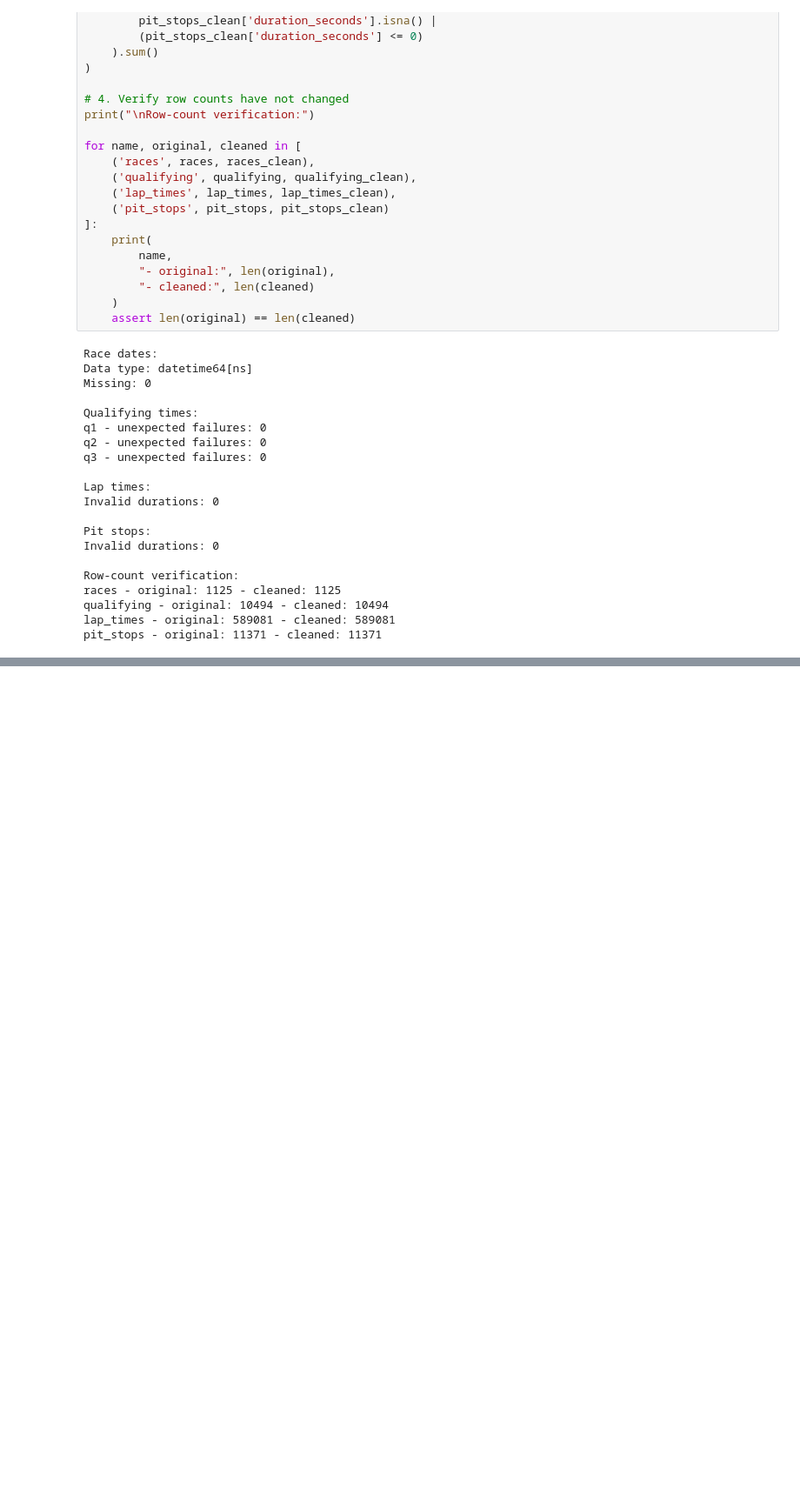
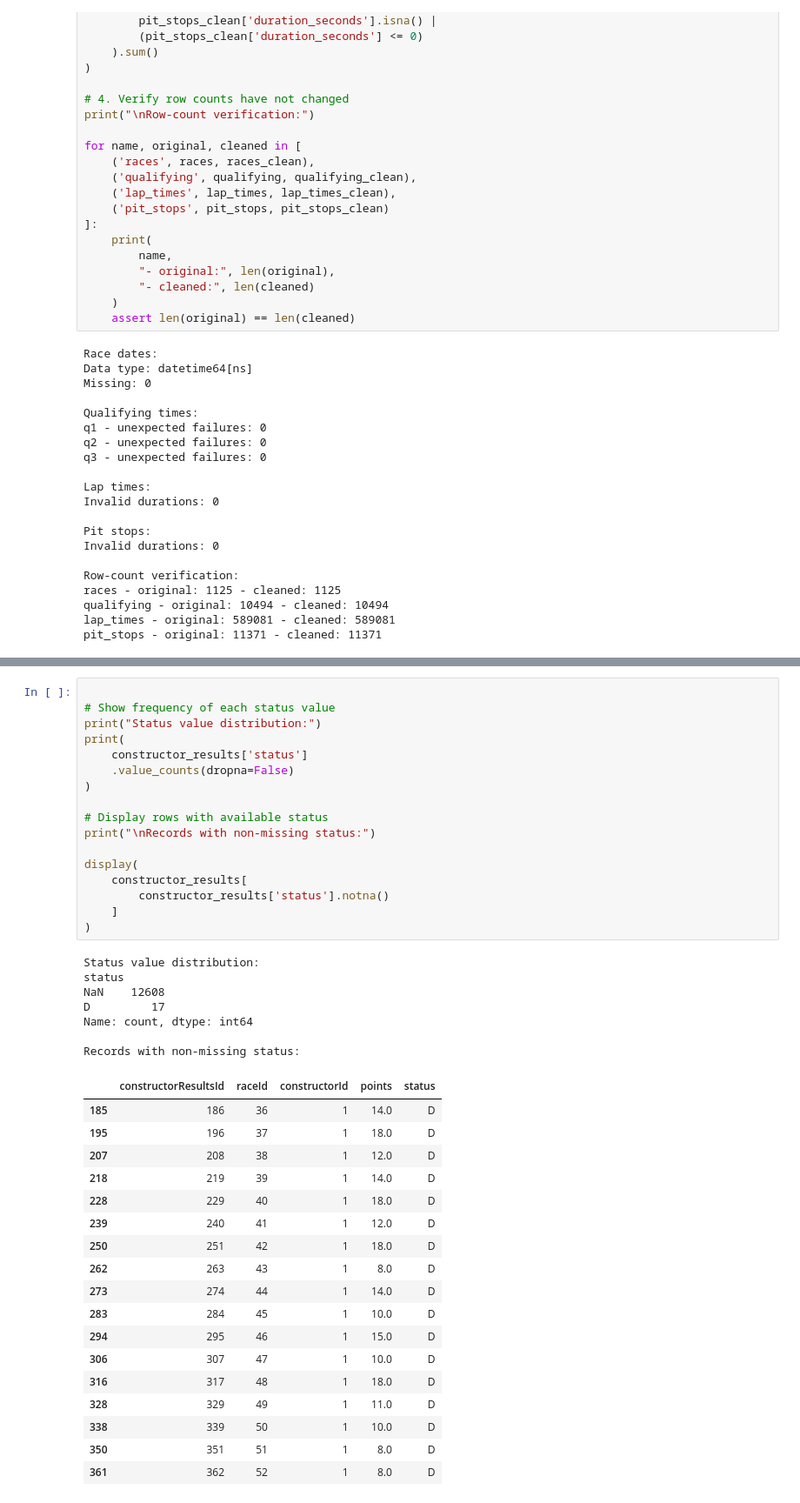
Before and after one commit to rolamedhat/team9_ACL, a Jupyter notebook: milestone1.ipynb, the cells around one changed output, grey strips where cells are left out. Shown at 87% size. Saved outputs shown, nothing was run; the diff lists cells and outputs as text; blank space fills up the shorter version.

```diff
--- a/milestone1.ipynb
+++ b/milestone1.ipynb
@@ -1472,0 +1640,43 @@ pit_stops - original: 11371 - cleaned: 11371
+# %%
+
+# Show frequency of each status value
+print("Status value distribution:")
+print(
+    constructor_results['status']
+    .value_counts(dropna=False)
+)
+
+# Display rows with available status
+print("\nRecords with non-missing status:")
+
+display(
+    constructor_results[
+        constructor_results['status'].notna()
+    ]
+)
+# %% [output]
+Status value distribution:
+status
+NaN    12608
+D         17
+Name: count, dtype: int64
+
+Records with non-missing status:
+|  | constructorResultsId | raceId | constructorId | points | status |
+| 185 | 186 | 36 | 1 | 14.0 | D |
+| 195 | 196 | 37 | 1 | 18.0 | D |
+| 207 | 208 | 38 | 1 | 12.0 | D |
+| 218 | 219 | 39 | 1 | 14.0 | D |
+| 228 | 229 | 40 | 1 | 18.0 | D |
+| 239 | 240 | 41 | 1 | 12.0 | D |
+| 250 | 251 | 42 | 1 | 18.0 | D |
+| 262 | 263 | 43 | 1 | 8.0 | D |
+| 273 | 274 | 44 | 1 | 14.0 | D |
+| 283 | 284 | 45 | 1 | 10.0 | D |
+| 294 | 295 | 46 | 1 | 15.0 | D |
+| 306 | 307 | 47 | 1 | 10.0 | D |
+| 316 | 317 | 48 | 1 | 18.0 | D |
+| 328 | 329 | 49 | 1 | 11.0 | D |
+| 338 | 339 | 50 | 1 | 10.0 | D |
+| 350 | 351 | 51 | 1 | 8.0 | D |
+| 361 | 362 | 52 | 1 | 8.0 | D |
```
Also changed, not shown: parts of 10 cells of this notebook.
